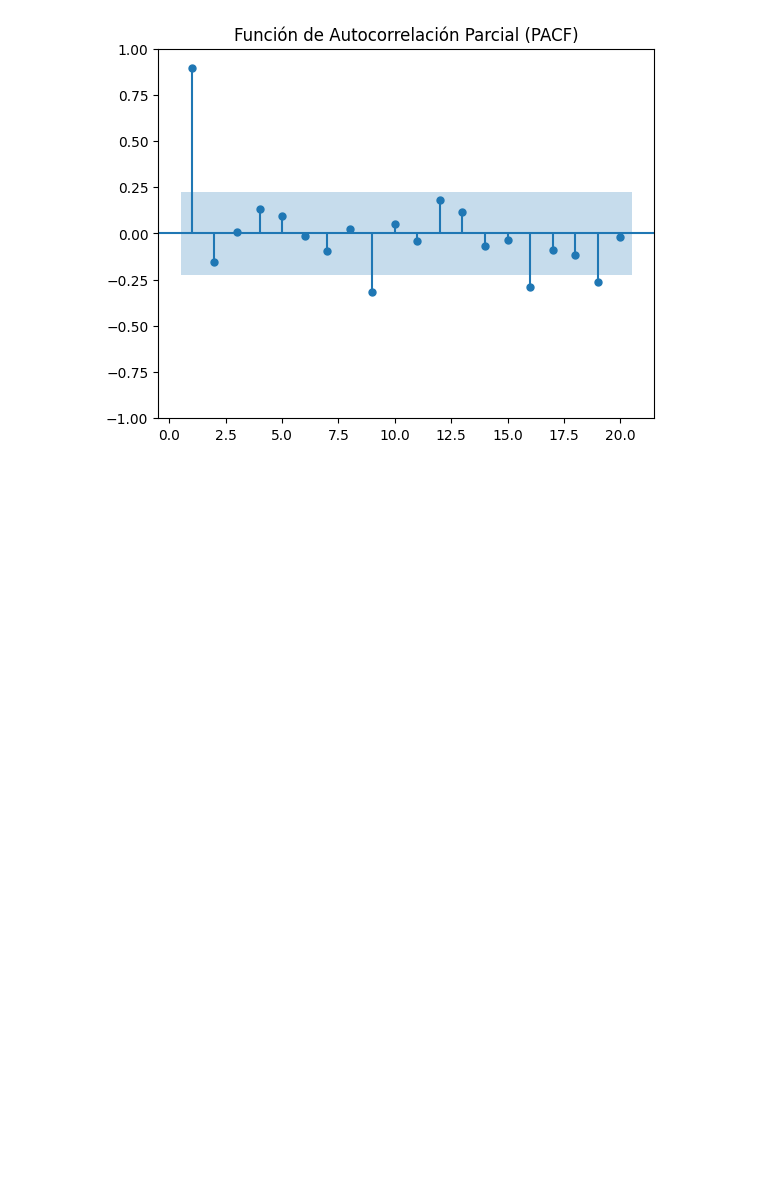
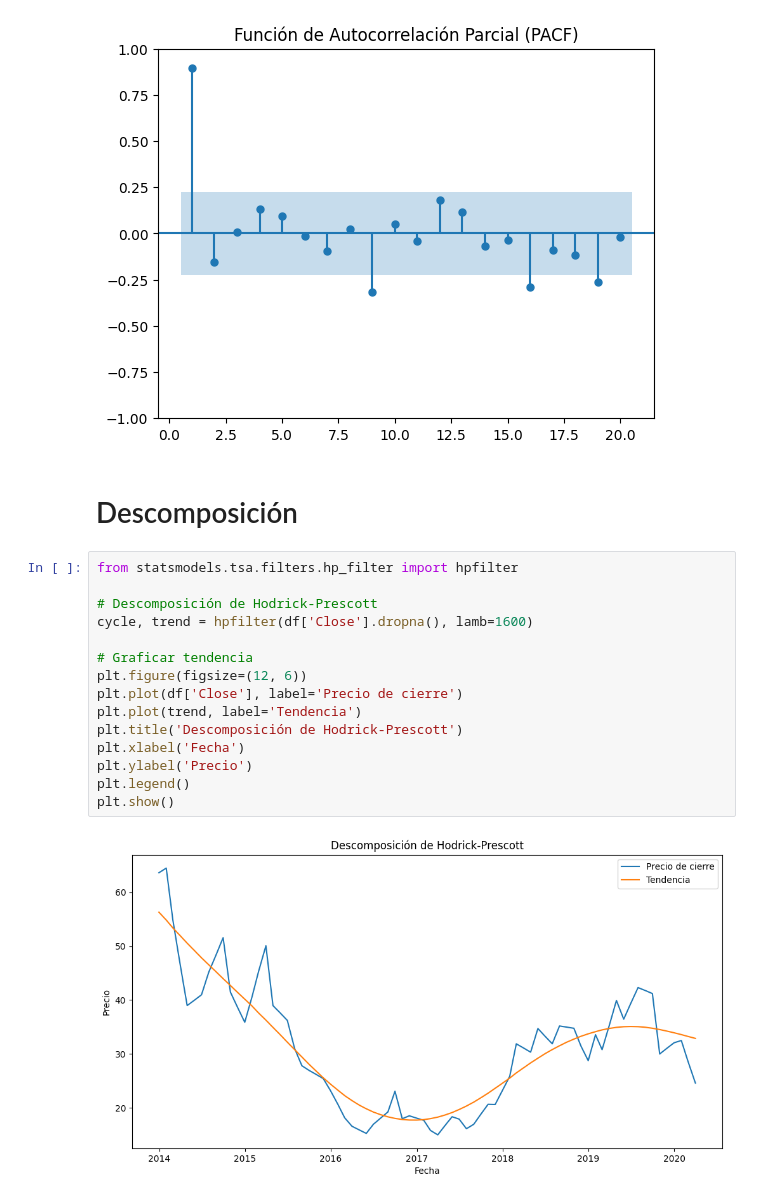
Before and after one commit to stevenjse/Series-Temporales, a Jupyter notebook: propiedades de series.ipynb, the cells around one changed output. Cells and saved outputs as stored; diff of their text form; blank space fills up the shorter version.

```diff
--- a/series.ipynb
+++ b/propiedades de series.ipynb
@@ -150,3 +150,22 @@ plt.show()
 # %% [output]
 [figure]
 [figure]
+# %% [markdown]
+# Descomposición
+# %%
+from statsmodels.tsa.filters.hp_filter import hpfilter
+
+# Descomposición de Hodrick-Prescott
+cycle, trend = hpfilter(df['Close'].dropna(), lamb=1600)
+
+# Graficar tendencia
+plt.figure(figsize=(12, 6))
+plt.plot(df['Close'], label='Precio de cierre')
+plt.plot(trend, label='Tendencia')
+plt.title('Descomposición de Hodrick-Prescott')
+plt.xlabel('Fecha')
+plt.ylabel('Precio')
+plt.legend()
+plt.show()
+# %% [output]
+[figure, added]
```
Also changed, not shown: parts of 1 cell of this notebook, 3 other files.
